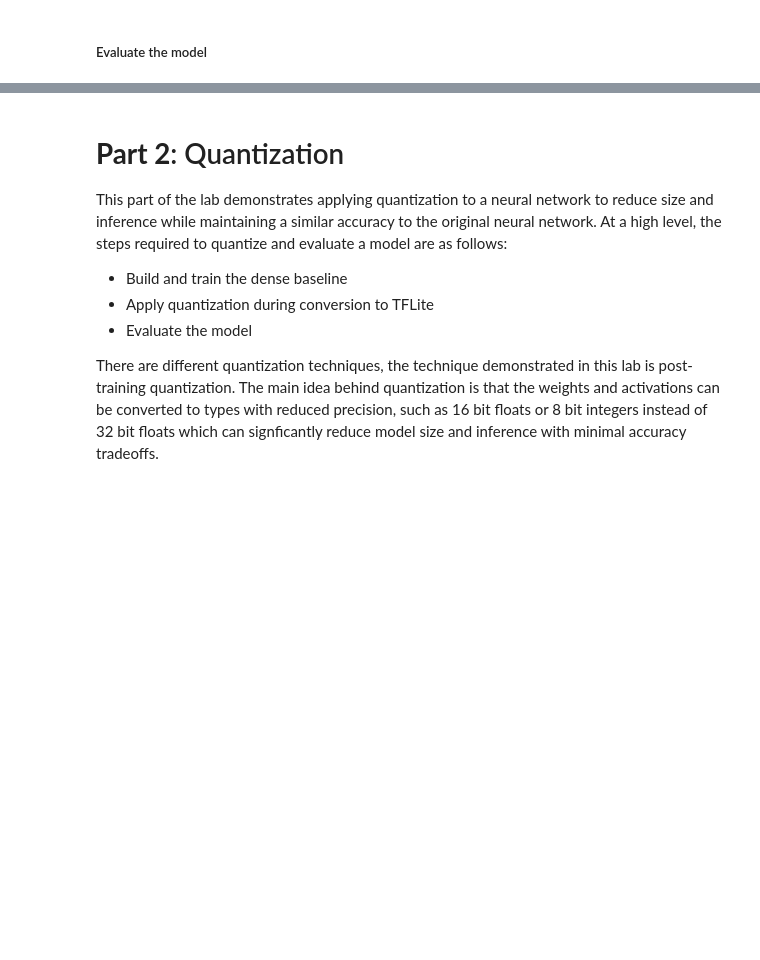
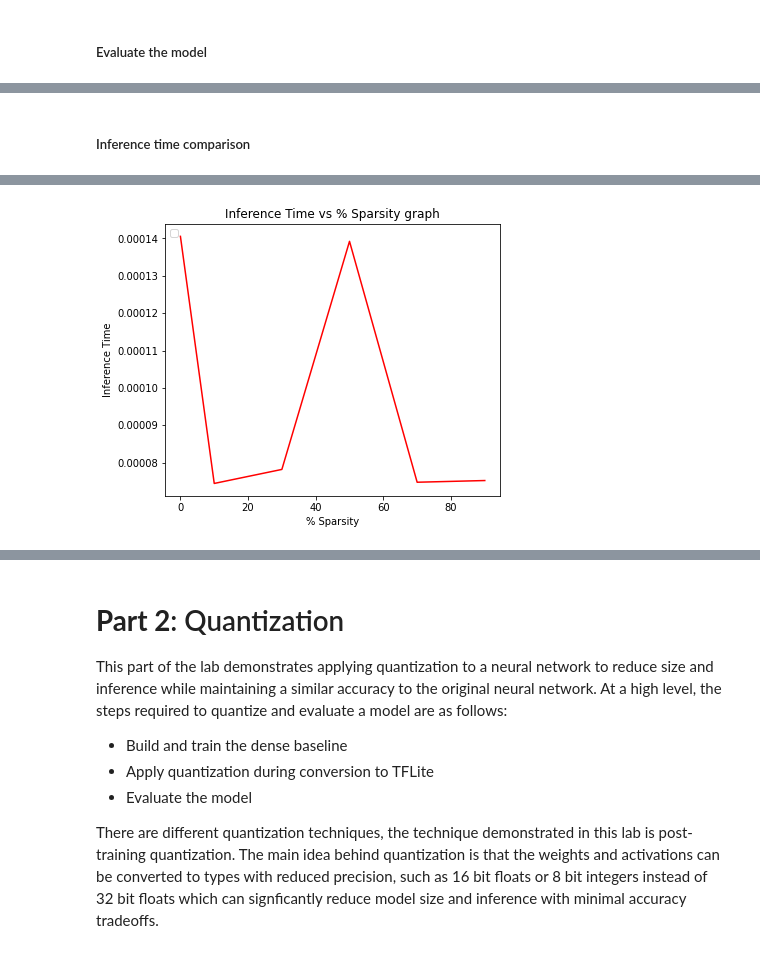
Before and after one commit to nagusubra/ENDG511_Labs, a Jupyter notebook: Lab3/ENDG511_LAB_3.ipynb, the cells around one changed output, grey strips where cells are left out. Cells and saved outputs as stored; diff of their text form; code cells hidden in the pictures; blank space fills up the shorter version.

```diff
--- a/Lab3/ENDG511_LAB_3.ipynb
+++ b/Lab3/ENDG511_LAB_3.ipynb
@@ -527,0 +689,7 @@ Question 3: Plot a bar graph to show how each metric varies at a different spars
+# %% [markdown]
+##### Inference time comparison
+# %%
+# INSERT YOUR CODE HERE
+# Graph for Inference Time
+plot_metrics_list(inference_time_list, x_axis, "Inference Time", "Inference Time vs % Sparsity graph")
+# %% [output]
@@ -527,0 +697 @@ Question 3: Plot a bar graph to show how each metric varies at a different spars
+[figure, added]
```
Also changed, not shown: parts of 36 cells of this notebook.
